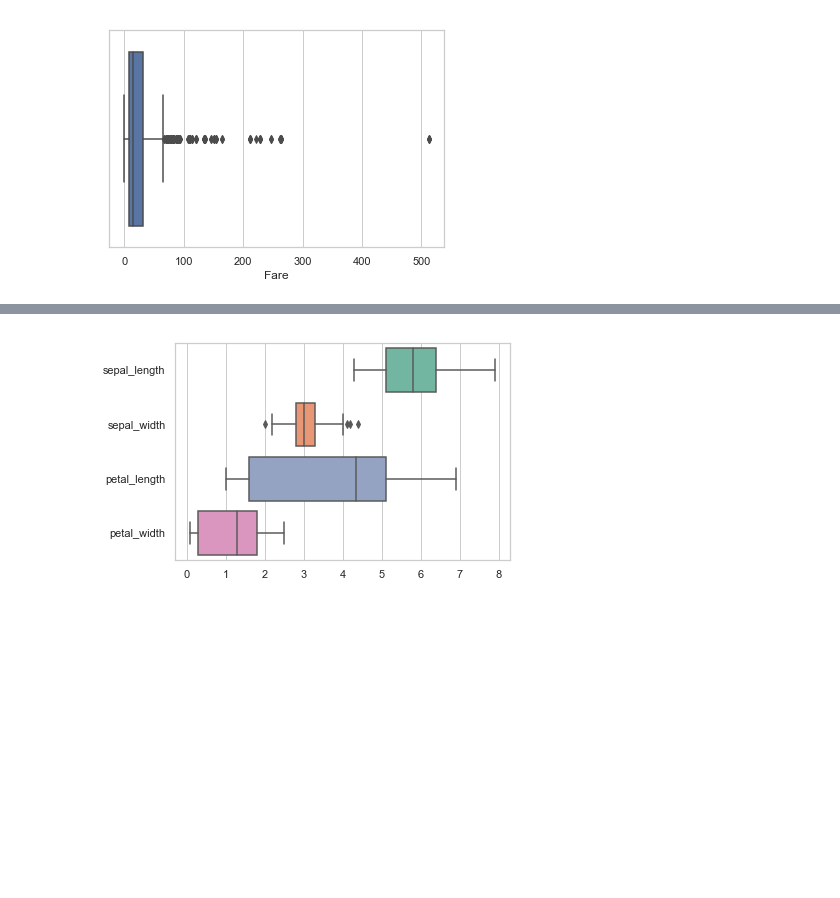
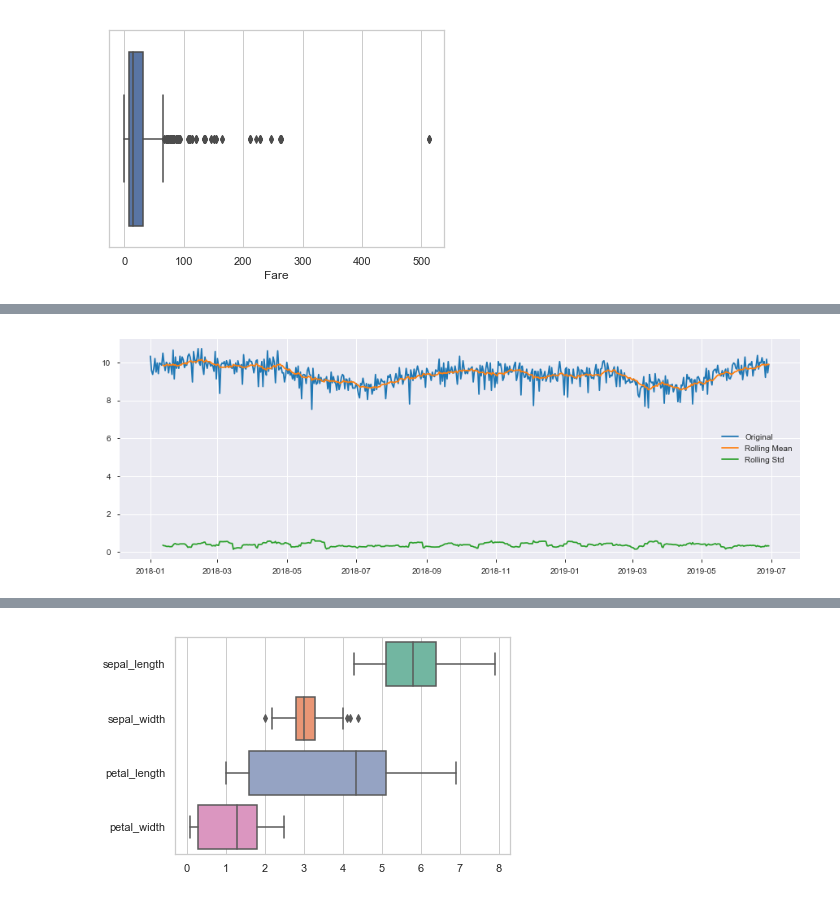
Before and after one commit to amaan2810/Cheat_sheet, a Jupyter notebook: Cheat_sheet.ipynb, the cells around one changed output, grey strips where cells are left out. Saved outputs shown, nothing was run; the diff lists cells and outputs as text; code cells hidden in the pictures; blank space fills up the shorter version.

```diff
--- a/Cheat_sheet.ipynb
+++ b/Cheat_sheet.ipynb
@@ -250,0 +418,14 @@ iris=pd.read_csv('D:/IMS Proschool/Business Analytics/Practice/IRIS.csv')
+# %%
+#rolling statistics
+rollmean = pressure.rolling(window=12).mean()
+rollstd = pressure.rolling(window=12).std()
+
+#plot rolling statistics
+plt.figure(figsize=(15,5))
+plt.plot(pressure, label='Original')
+plt.plot(rollmean, label='Rolling Mean')
+plt.plot(rollstd, label='Rolling Std')
+plt.legend(loc='best')
+plt.show()
+# %% [output]
+[figure, added]
```
Also changed, not shown: parts of 43 cells of this notebook.
